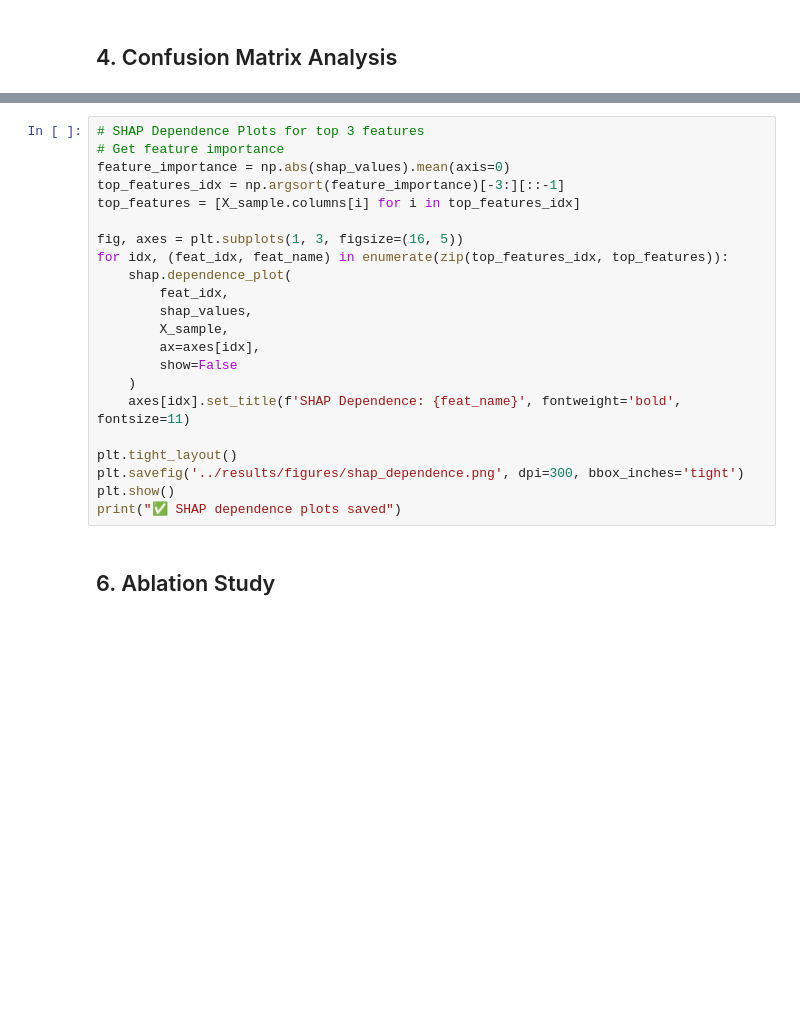
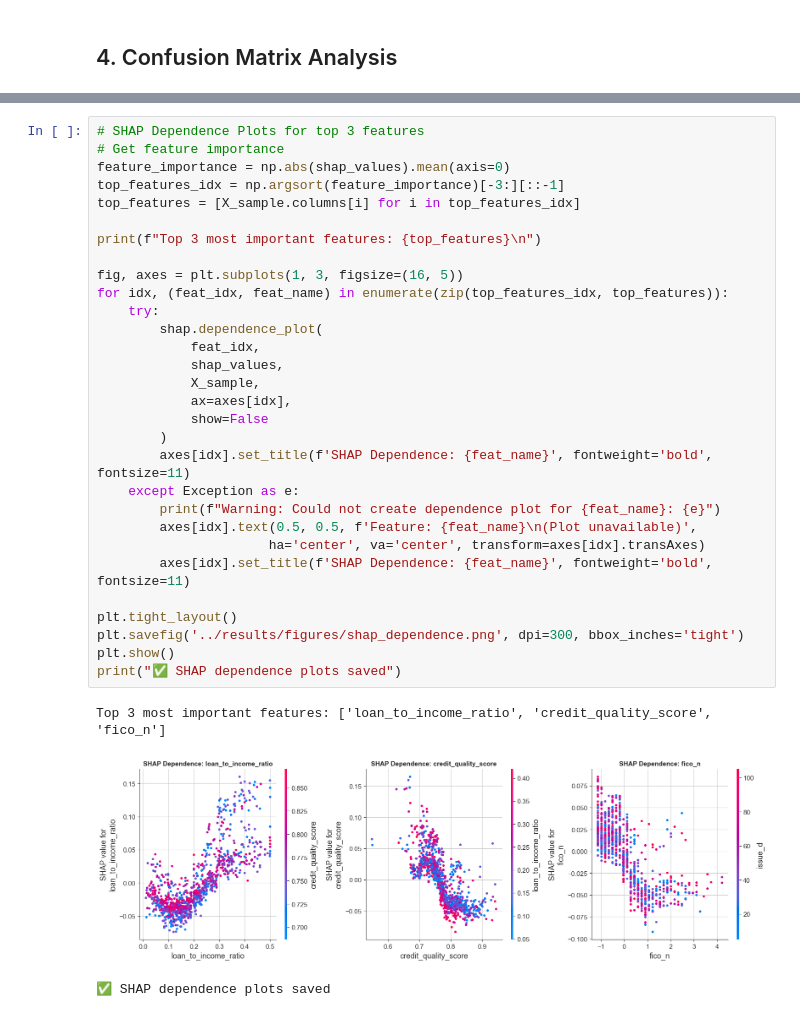
Before and after one commit to Lazy-Loaders-Group/Credit_Risk_Escalation, a Jupyter notebook: notebooks/05_comprehensive_evaluation.ipynb, the cells around one changed output, grey strips where cells are left out. Cells and saved outputs as stored; diff of their text form; blank space fills up the shorter version.

```diff
--- a/notebooks/05_comprehensive_evaluation.ipynb
+++ b/notebooks/05_comprehensive_evaluation.ipynb
@@ -195,24 +345,34 @@ print("✅ SHAP summary plot saved")
 # %%
 # SHAP Dependence Plots for top 3 features
 # Get feature importance
 feature_importance = np.abs(shap_values).mean(axis=0)
 top_features_idx = np.argsort(feature_importance)[-3:][::-1]
 top_features = [X_sample.columns[i] for i in top_features_idx]
 
+print(f"Top 3 most important features: {top_features}\n")
+
 fig, axes = plt.subplots(1, 3, figsize=(16, 5))
 for idx, (feat_idx, feat_name) in enumerate(zip(top_features_idx, top_features)):
-    shap.dependence_plot(
-        feat_idx,
-        shap_values,
-        X_sample,
-        ax=axes[idx],
-        show=False
-    )
-    axes[idx].set_title(f'SHAP Dependence: {feat_name}', fontweight='bold', fontsize=11)
+    try:
+        shap.dependence_plot(
+            feat_idx,
+            shap_values,
+            X_sample,
+            ax=axes[idx],
+            show=False
+        )
+        axes[idx].set_title(f'SHAP Dependence: {feat_name}', fontweight='bold', fontsize=11)
+    except Exception as e:
+        print(f"Warning: Could not create dependence plot for {feat_name}: {e}")
+        axes[idx].text(0.5, 0.5, f'Feature: {feat_name}\n(Plot unavailable)',
+                      ha='center', va='center', transform=axes[idx].transAxes)
+        axes[idx].set_title(f'SHAP Dependence: {feat_name}', fontweight='bold', fontsize=11)
 
 plt.tight_layout()
 plt.savefig('../results/figures/shap_dependence.png', dpi=300, bbox_inches='tight')
 plt.show()
 print("✅ SHAP dependence plots saved")
+# %% [output]
+Top 3 most important features: ['loan_to_income_ratio', 'credit_quality_score', 'fico_n']
+[figure, added]
+✅ SHAP dependence plots saved
-# %% [markdown]
-## 6. Ablation Study
```
Also changed, not shown: parts of 23 cells of this notebook, 18 other files.
